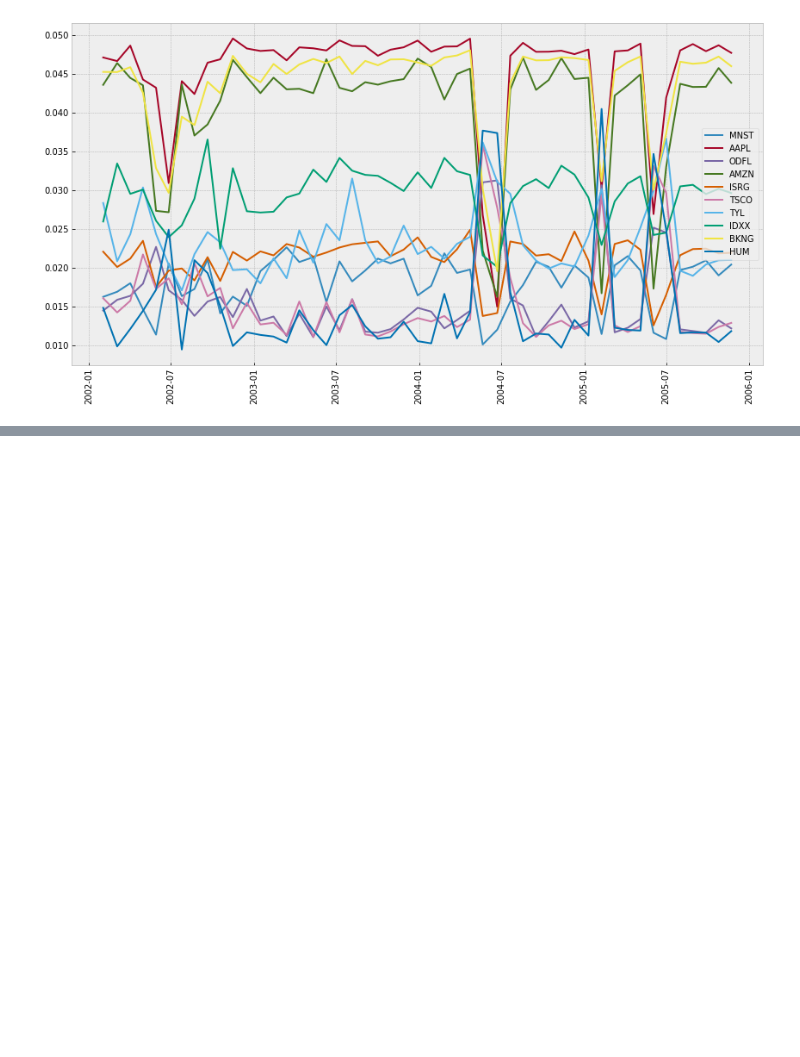
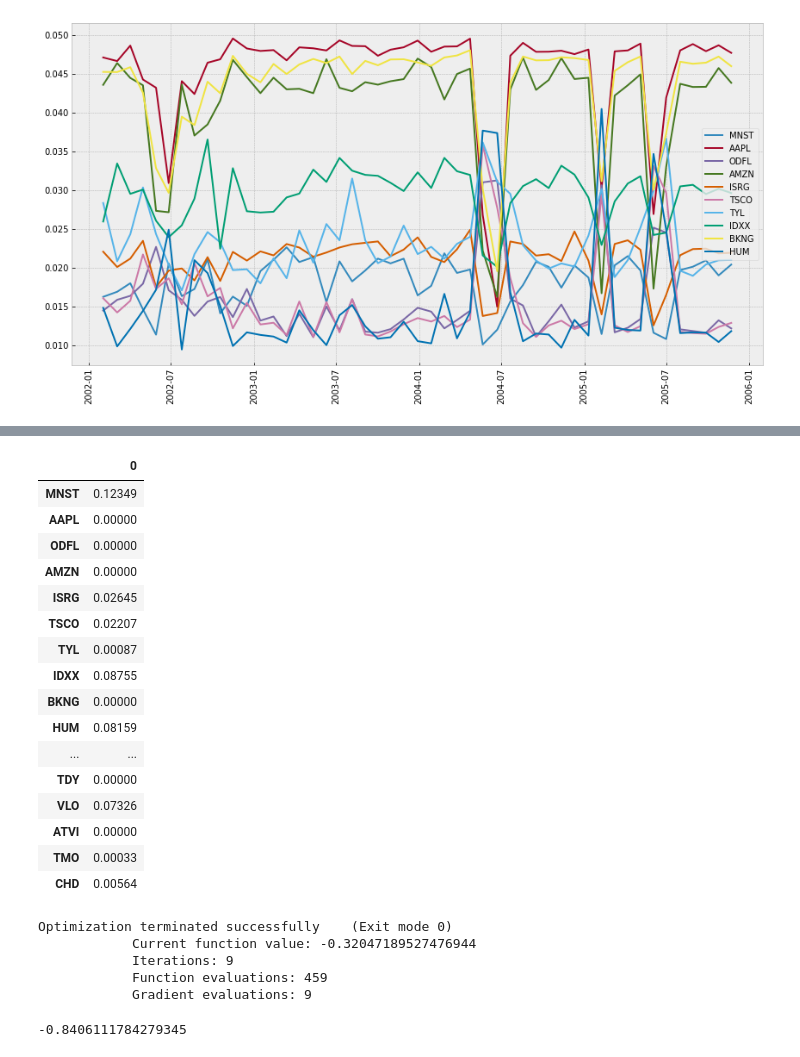
Before and after one commit to ChoiInYeol/Finance-Data-Analysis-Project, a Jupyter notebook: 4. Cross-Validation.ipynb, the cells around one changed output, grey strips where cells are left out. Drawn from its saved outputs; the diff is of its cells as text; code cells hidden in the pictures; blank space fills up the shorter version.

```diff
--- a/4. Cross-Validation.ipynb
+++ b/4. Cross-Validation.ipynb
@@ -282,0 +380,42 @@ plt.legend(w_ratio.columns[:10])
+# %%
+pd.DataFrame([round(x, 5) for x in optimal_weights['x']], index=df.keys())
+# %% [output]
+|  | 0 |
+| MNST | 0.12349 |
+| AAPL | 0.00000 |
+| ODFL | 0.00000 |
+| AMZN | 0.00000 |
+| ISRG | 0.02645 |
+| TSCO | 0.02207 |
+| TYL | 0.00087 |
+| IDXX | 0.08755 |
+| BKNG | 0.00000 |
+| HUM | 0.08159 |
+| ... | ... |
+| TDY | 0.00000 |
+| VLO | 0.07326 |
+| ATVI | 0.00000 |
+| TMO | 0.00033 |
+| CHD | 0.00564 |
+# %%
+
+
+# Constraints: sum of weights must be equal to 1 and portfolio standard deviation must be less than the target
+constraints = [{'type': 'eq', 'fun': lambda x: np.sum(x) - 1}]
+
+args = (r, cov)
+bound = (0.0, 1.0)
+bounds = tuple(bound for asset in range(num_assets))
+
+# Minimize the negative of the portfolio expected return subject to the constraints
+optimization_result = minimize(calc_neg_portfolio_return, w, args=args, method='SLSQP', bounds=bounds, constraints=constraints, options={'disp': True})
+# %% [output]
+Optimization terminated successfully    (Exit mode 0)
+            Current function value: -0.32047189527476944
+            Iterations: 9
+            Function evaluations: 459
+            Gradient evaluations: 9
+# %%
+optimization_result.jac.sum()
+# %% [output]
+-0.8406111784279345
```
Also changed, not shown: parts of 17 cells of this notebook.
